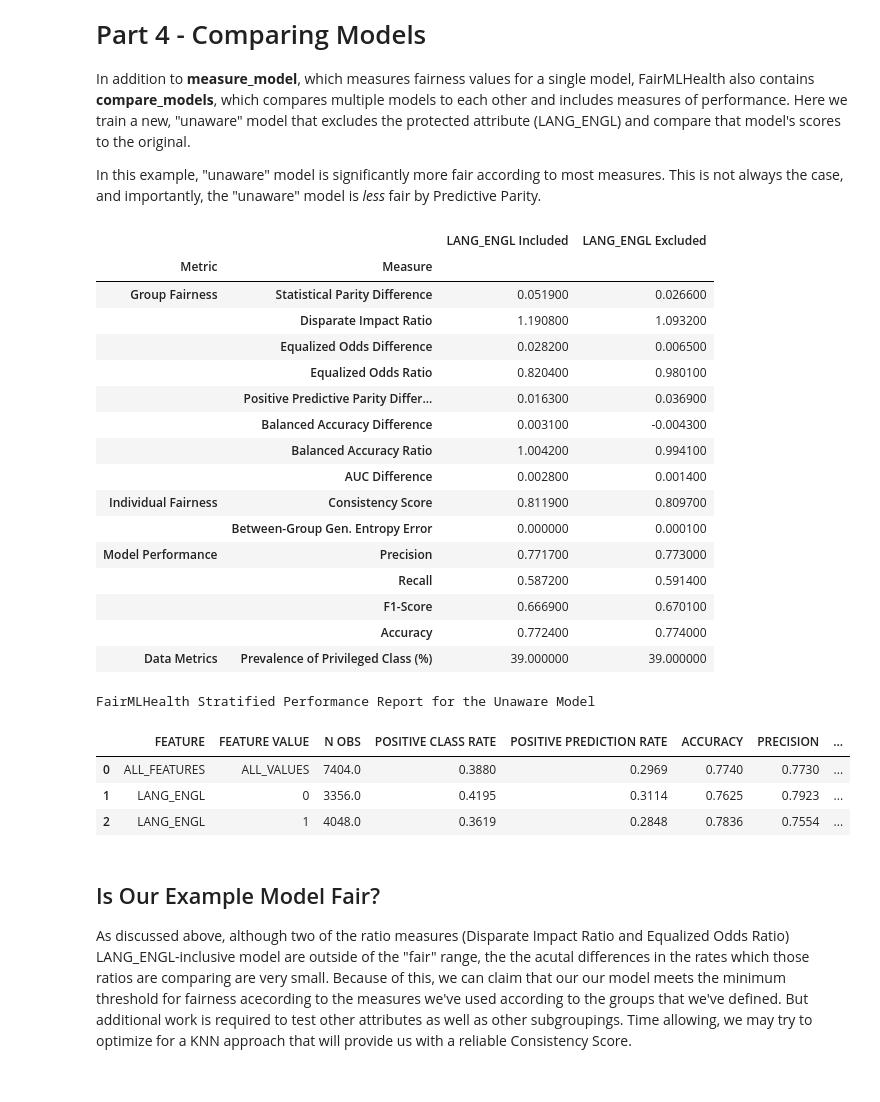
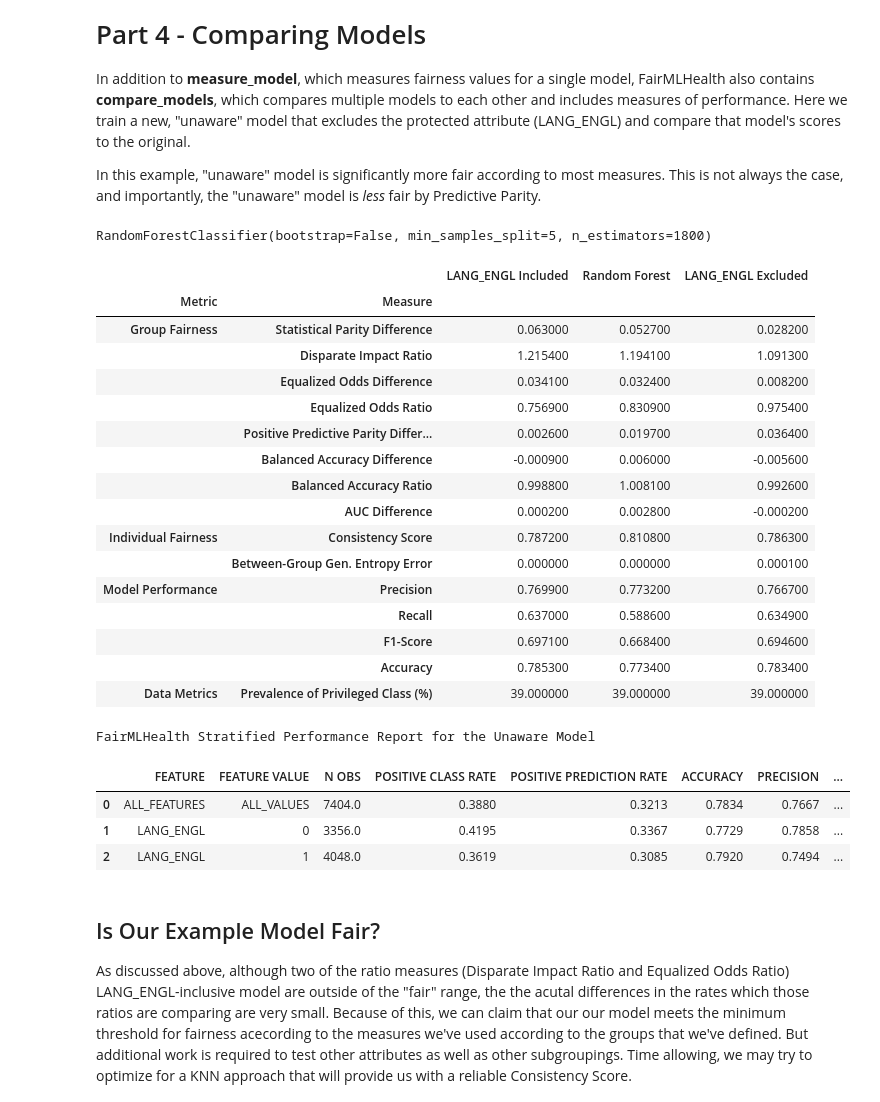
Before and after one commit to KenSciResearch/fairMLHealth, a Jupyter notebook: tutorials_and_examples/Tutorial-EvaluatingFairnessInBinaryClassification.ipynb, the cells around one changed output. Drawn from its saved outputs; the diff is of its cells as text; code cells hidden in the pictures.

```diff
--- a/tutorials_and_examples/Tutorial-EvaluatingFairnessInBinaryClassification.ipynb
+++ b/tutorials_and_examples/Tutorial-EvaluatingFairnessInBinaryClassification.ipynb
@@ -462,50 +462,57 @@ See Also: [Value Sensitive Design](https://en.wikipedia.org/wiki/Value_sensitive
 In addition to **measure_model**, which measures fairness values for a single model, FairMLHealth also contains **compare_models**, which compares multiple models to each other and includes measures of performance. Here we train a new, "unaware" model that excludes the protected attribute (LANG_ENGL) and compare that model's scores to the original.
 
 In this example, "unaware" model is significantly more fair according to most measures. This is not always the case, and importantly, the "unaware" model is *less* fair by Predictive Parity.
+# %%
+'''Train other models'''
+# Model using different algorithm
+rf_model = RandomForestClassifier(**rf_params)
+rf_model.fit(X_train, y_train.iloc[:, 0])
+
+# Model demonstrating "Unawareness"
+unaware_model = XGBClassifier(**xgb_params)
+unaware_model.fit(X_train.drop('LANG_ENGL', axis=1), y_train.iloc[:, 0])
+# %%
+rf_model.fit(X_train, y_train.iloc[:, 0])
+# %% [output]
+RandomForestClassifier(bootstrap=False, min_samples_split=5, n_estimators=1800)
 # %%
-# Train Models
-#unaware_model = XGBClassifier(**xgb_params)
-unaware_model.fit(X_train.drop('LANG_ENGL', axis=1), y_train.iloc[:, 0])
-y_pred_unaware = unaware_model.predict(X_test.drop('LANG_ENGL', axis=1))
-
-
-rf_model = RandomForestClassifier(**rf_params)
-rf_model.fit(X_train.drop('LANG_ENGL', axis=1), y_train.iloc[:, 0])
-y_pred_rf = rf_model.predict(X_test.drop('LANG_ENGL', axis=1))
-
 # Generate Comparison
-lang_compare = compare_models(test_data = {'LANG_ENGL Included': X_test, 'Random Forest': X_test,  'LANG_ENGL Excluded': X_test.drop('LANG_ENGL', axis=1),},
-                                   target_data = {'LANG_ENGL Included': y_test, 'Random Forest': y_test, 'LANG_ENGL Excluded': y_test},
-                                   protected_attr_data = {'LANG_ENGL Included': lang_values, 'Random Forest': lang_values, 'LANG_ENGL Excluded': lang_values},
-                                   models={'LANG_ENGL Included': model, 'Random Forest': rf_model, 'LANG_ENGL Excluded': unaware_model})
+lang_compare = compare_models(test_data = {'LANG_ENGL Included': X_test,
+                                           'Random Forest': X_test,
+                                           'LANG_ENGL Excluded': X_test.drop('LANG_ENGL', axis=1)},
+                                   target_data =  y_test,
+                                   protected_attr_data = lang_values,
+                                   models={'LANG_ENGL Included': model,
+                                           'Random Forest': rf_model,
+                                           'LANG_ENGL Excluded': unaware_model})
 reports.flag(lang_compare)
 # %% [output]
-|  |  | LANG_ENGL Included | LANG_ENGL Excluded |
-| Metric | Measure |  |  |
-| Group Fairness | Statistical Parity Difference | 0.051900 | 0.026600 |
-|  | Disparate Impact Ratio | 1.190800 | 1.093200 |
-|  | Equalized Odds Difference | 0.028200 | 0.006500 |
-|  | Equalized Odds Ratio | 0.820400 | 0.980100 |
-|  | Positive Predictive Parity Differ... | 0.016300 | 0.036900 |
-|  | Balanced Accuracy Difference | 0.003100 | -0.004300 |
-|  | Balanced Accuracy Ratio | 1.004200 | 0.994100 |
-|  | AUC Difference | 0.002800 | 0.001400 |
-| Individual Fairness | Consistency Score | 0.811900 | 0.809700 |
-|  | Between-Group Gen. Entropy Error | 0.000000 | 0.000100 |
-| Model Performance | Precision | 0.771700 | 0.773000 |
-|  | Recall | 0.587200 | 0.591400 |
-|  | F1-Score | 0.666900 | 0.670100 |
-|  | Accuracy | 0.772400 | 0.774000 |
-| Data Metrics | Prevalence of Privileged Class (%) | 39.000000 | 39.000000 |
+|  |  | LANG_ENGL Included | Random Forest | LANG_ENGL Excluded |
+| Metric | Measure |  |  |  |
+| Group Fairness | Statistical Parity Difference | 0.063000 | 0.052700 | 0.028200 |
+|  | Disparate Impact Ratio | 1.215400 | 1.194100 | 1.091300 |
+|  | Equalized Odds Difference | 0.034100 | 0.032400 | 0.008200 |
+|  | Equalized Odds Ratio | 0.756900 | 0.830900 | 0.975400 |
+|  | Positive Predictive Parity Differ... | 0.002600 | 0.019700 | 0.036400 |
+|  | Balanced Accuracy Difference | -0.000900 | 0.006000 | -0.005600 |
+|  | Balanced Accuracy Ratio | 0.998800 | 1.008100 | 0.992600 |
+|  | AUC Difference | 0.000200 | 0.002800 | -0.000200 |
+| Individual Fairness | Consistency Score | 0.787200 | 0.810800 | 0.786300 |
+|  | Between-Group Gen. Entropy Error | 0.000000 | 0.000000 | 0.000100 |
+| Model Performance | Precision | 0.769900 | 0.773200 | 0.766700 |
+|  | Recall | 0.637000 | 0.588600 | 0.634900 |
+|  | F1-Score | 0.697100 | 0.668400 | 0.694600 |
+|  | Accuracy | 0.785300 | 0.773400 | 0.783400 |
+| Data Metrics | Prevalence of Privileged Class (%) | 39.000000 | 39.000000 | 39.000000 |
 # %%
 print("FairMLHealth Stratified Performance Report for the Unaware Model")
-stratified_reports.classification_performance(X_test, y_test, y_pred_unaware, features=['LANG_ENGL'])
+stratified_reports.classification_performance(X_test[['LANG_ENGL']], y_test, unaware_model.predict(X_test.drop('LANG_ENGL', axis=1)))
 # %% [output]
 FairMLHealth Stratified Performance Report for the Unaware Model
 |  | FEATURE | FEATURE VALUE | N OBS | POSITIVE CLASS RATE | POSITIVE PREDICTION RATE | ACCURACY | PRECISION | ... |
-| 0 | ALL_FEATURES | ALL_VALUES | 7404.0 | 0.3880 | 0.2969 | 0.7740 | 0.7730 | ... |
-| 1 | LANG_ENGL | 0 | 3356.0 | 0.4195 | 0.3114 | 0.7625 | 0.7923 | ... |
-| 2 | LANG_ENGL | 1 | 4048.0 | 0.3619 | 0.2848 | 0.7836 | 0.7554 | ... |
+| 0 | ALL_FEATURES | ALL_VALUES | 7404.0 | 0.3880 | 0.3213 | 0.7834 | 0.7667 | ... |
+| 1 | LANG_ENGL | 0 | 3356.0 | 0.4195 | 0.3367 | 0.7729 | 0.7858 | ... |
+| 2 | LANG_ENGL | 1 | 4048.0 | 0.3619 | 0.3085 | 0.7920 | 0.7494 | ... |
 # %% [markdown]
 ## Is Our Example Model Fair?
 As discussed above, although two of the ratio measures (Disparate Impact Ratio and Equalized Odds Ratio) LANG_ENGL-inclusive model are outside of the "fair" range, the the acutal differences in the rates which those ratios are comparing are very small. Because of this, we can claim that our our model meets the minimum threshold for fairness acecording to the measures we've used according to the groups that we've defined. But additional work is required to test other attributes as well as other subgroupings. Time allowing, we may try to optimize for a KNN approach that will provide us with a reliable Consistency Score.
```
Also changed, not shown: parts of 17 cells of this notebook, 3 other files.
